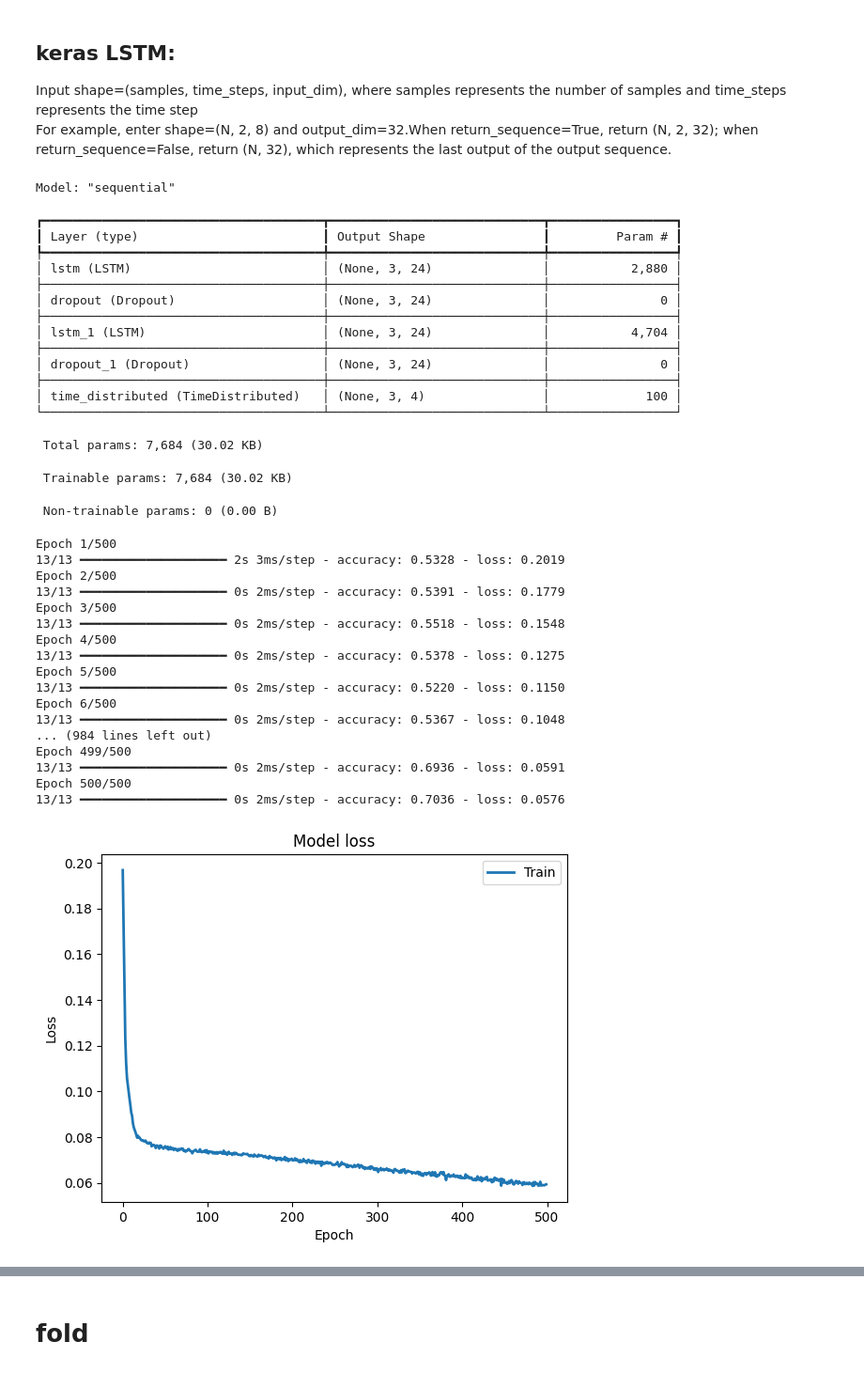
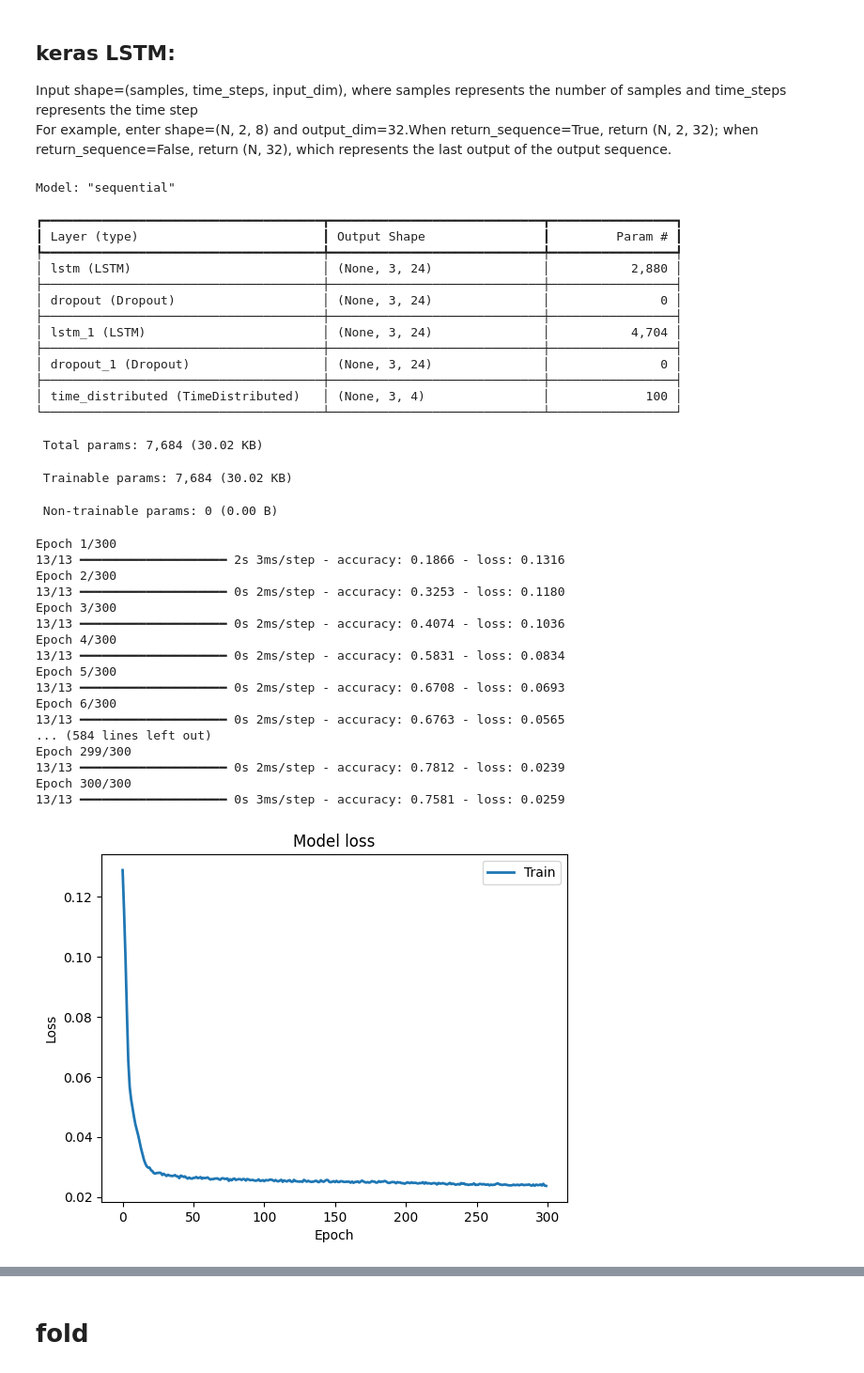
Before and after one commit to alvinonmars/Quantitative-internship, a Jupyter notebook: 毕业设计/code/predict.ipynb, the cells around one changed output, grey strips where cells are left out. Shown at 94% size. Drawn from its saved outputs; the diff is of its cells as text; code cells hidden in the pictures.

```diff
--- a/毕业设计/code/predict.ipynb
+++ b/毕业设计/code/predict.ipynb
@@ -225,11 +279,11 @@ def get_BS_vol(name,r=0.02):
             if (flag == 'C' and strike < forward) or (flag == 'P' and strike >= forward):
                 try:
                     volatility=IV(forward, strike, mat, r, price, flag)
-                    day_result = [date,maturity,flag,forward,strike,volatility,option_volume,real_option_volume,future_volume,weight,mat]
+                    day_result = [date,maturity,flag,forward,strike,volatility,option_volume,real_option_volume,future_volume,weight,mat,price]
                     all_result.append(day_result)
                 except:
                     pass
-    volatility_one = pd.DataFrame(all_result,columns = ['date','maturity','flag','forward','strike','volatility','option_volume','real_option_volume','future_volume','weight','mat'])
+    volatility_one = pd.DataFrame(all_result,columns = ['date','maturity','flag','forward','strike','volatility','option_volume','real_option_volume','future_volume','weight','mat','price'])
     volatility_one = volatility_one.set_index(['date','maturity','mat','future_volume','option_volume','forward','flag','strike'])
     return volatility_one
 # %%
@@ -422,7 +497,7 @@ TIME_STEPS = 3
 
 
 def get_batch(train_x,train_y):
-    data_len = len(train_x) - TIME_STEPS
+    data_len = len(train_x) - TIME_STEPS+1 # may exist some problem;only suit for pred_size = 1
     seq = []
     res = []
     for i in range(data_len):
@@ -443,30 +518,35 @@ def get_test_train_data(df_data):
     df_data_Purify_ed = df_data_Purify3
     seq_lst = []
     res_lst = []
+    training_set = sc.fit_transform(df_data_Purify_ed.drop(index=df_data_Purify_ed.index.get_level_values('name')[-1]))
+    test_df = df_data_Purify_ed[df_data_Purify_ed.index.get_level_values('name') == df_data_Purify_ed.index.get_level_values('name')[-1]]
+    test_set = sc.transform(test_df)
+    total_set = np.concatenate([training_set,test_set], axis=0)
+    # Since it is for multiple periods of time, the data needs to be fetched separately.
+    _len1 = 0
+    _len2 = 0
     for name in np.unique(df_data_Purify_ed.index.get_level_values('name')):
-        training_set = sc.fit_transform(df_data_Purify_ed[df_data_Purify_ed.index.get_level_values('name') == name])
-        seq, res = get_batch(training_set[:-PRED_SIZE], training_set[PRED_SIZE:][:,0:OUTPUT_SIZE])
+        _len1 += len(df_data_Purify_ed[df_data_Purify_ed.index.get_level_values('name') == name])
+        if name == df_data_Purify_ed.index.get_level_values('name')[-1]:
+            seq, res = get_batch(total_set[_len2:(_len1-PRED_SIZE)], total_set[(_len2+PRED_SIZE):_len1])
+        else:
+            seq, res = get_batch(total_set[_len2:(_len1-PRED_SIZE)], total_set[(_len2+PRED_SIZE):_len1][:,0:OUTPUT_SIZE])
         seq_lst.append(seq)
         res_lst.append(res)
+        _len2 += len(df_data_Purify_ed[df_data_Purify_ed.index.get_level_values('name') == name])
     # i set the last option as test data
     train_seq = np.concatenate(seq_lst[:-1], axis=0)
     train_res = np.concatenate(res_lst[:-1], axis=0)
     test_seq = seq_lst[-1]
     test_res = res_lst[-1]
-    return train_seq,train_res,test_seq,test_res
+    return train_seq,train_res,test_seq,test_res,sc,test_df
 # %%
-from sklearn.preprocessing import MinMaxScaler # scaler
-from tensorflow.keras.layers import LSTM,TimeDistributed,Dense,Dropout
-from tensorflow.keras.models import Sequential
-from tensorflow.keras.models import load_model
-import matplotlib.pyplot as plt
-
 BATCH_START = 0
 BATCH_SIZE = 25
 INPUT_SIZE = 5 # four para and ond date(maybe more thing)
 CELL_SIZE = 24
 LR = 0.0001
-EPOSE = 500
+EPOSE = 300
 
 class KerasMultiLSTM(object):
 
@@ -502,54 +582,55 @@ class KerasMultiLSTM(object):
         return history
 
 if __name__ == '__main__':
-    train_x,train_y,text_x,text_y = get_test_train_data(CU_sabr)
+    train_x,train_y,text_x,text_y,sc,test_df = get_test_train_data(CU_sabr)
     # 训练集需要是batch_size的倍数
     k = len(train_x)%BATCH_SIZE
     train_x,train_y = train_x[k:], train_y[k:]
 
     model = KerasMultiLSTM(TIME_STEPS, INPUT_SIZE, OUTPUT_SIZE, CELL_SIZE, BATCH_SIZE)
     model.model()
-    history = model.train(train_x,train_y,EPOSE,"lstm-model2.keras")
+    history = model.train(train_x,train_y,EPOSE,"lstm-model.keras")
 
     plt.plot(history['loss'], linewidth=2, label='Train')
     plt.legend(loc='upper right')
     plt.title('Model loss')
     plt.ylabel('Loss')
     plt.xlabel('Epoch')
+    plt.savefig(f"image/LSTM_learning.png")
     plt.show()
 # %% [output]
 Model: "sequential"
 ┏━━━━━━━━━━━━━━━━━━━━━━━━━━━━━━━━━━━━━━┳━━━━━━━━━━━━━━━━━━━━━━━━━━━━━┳━━━━━━━━━━━━━━━━━┓
 ┃ Layer (type)                         ┃ Output Shape                ┃         Param # ┃
 ┡━━━━━━━━━━━━━━━━━━━━━━━━━━━━━━━━━━━━━━╇━━━━━━━━━━━━━━━━━━━━━━━━━━━━━╇━━━━━━━━━━━━━━━━━┩
 │ lstm (LSTM)                          │ (None, 3, 24)               │           2,880 │
 ├──────────────────────────────────────┼─────────────────────────────┼─────────────────┤
 │ dropout (Dropout)                    │ (None, 3, 24)               │               0 │
 ├──────────────────────────────────────┼─────────────────────────────┼─────────────────┤
 │ lstm_1 (LSTM)                        │ (None, 3, 24)               │           4,704 │
 ├──────────────────────────────────────┼─────────────────────────────┼─────────────────┤
 │ dropout_1 (Dropout)                  │ (None, 3, 24)               │               0 │
 ├──────────────────────────────────────┼─────────────────────────────┼─────────────────┤
 │ time_distributed (TimeDistributed)   │ (None, 3, 4)                │             100 │
 └──────────────────────────────────────┴─────────────────────────────┴─────────────────┘
  Total params: 7,684 (30.02 KB)
  Trainable params: 7,684 (30.02 KB)
  Non-trainable params: 0 (0.00 B)
-Epoch 1/500
-13/13 ━━━━━━━━━━━━━━━━━━━━ 2s 3ms/step - accuracy: 0.5328 - loss: 0.2019
-Epoch 2/500
-13/13 ━━━━━━━━━━━━━━━━━━━━ 0s 2ms/step - accuracy: 0.5391 - loss: 0.1779
-Epoch 3/500
-13/13 ━━━━━━━━━━━━━━━━━━━━ 0s 2ms/step - accuracy: 0.5518 - loss: 0.1548
-Epoch 4/500
-13/13 ━━━━━━━━━━━━━━━━━━━━ 0s 2ms/step - accuracy: 0.5378 - loss: 0.1275
-Epoch 5/500
-13/13 ━━━━━━━━━━━━━━━━━━━━ 0s 2ms/step - accuracy: 0.5220 - loss: 0.1150
-Epoch 6/500
-13/13 ━━━━━━━━━━━━━━━━━━━━ 0s 2ms/step - accuracy: 0.5367 - loss: 0.1048
-... (984 lines left out)
-Epoch 499/500
-13/13 ━━━━━━━━━━━━━━━━━━━━ 0s 2ms/step - accuracy: 0.6936 - loss: 0.0591
-Epoch 500/500
-13/13 ━━━━━━━━━━━━━━━━━━━━ 0s 2ms/step - accuracy: 0.7036 - loss: 0.0576
+Epoch 1/300
+13/13 ━━━━━━━━━━━━━━━━━━━━ 2s 3ms/step - accuracy: 0.1866 - loss: 0.1316
+Epoch 2/300
+13/13 ━━━━━━━━━━━━━━━━━━━━ 0s 2ms/step - accuracy: 0.3253 - loss: 0.1180
+Epoch 3/300
+13/13 ━━━━━━━━━━━━━━━━━━━━ 0s 2ms/step - accuracy: 0.4074 - loss: 0.1036
+Epoch 4/300
+13/13 ━━━━━━━━━━━━━━━━━━━━ 0s 2ms/step - accuracy: 0.5831 - loss: 0.0834
+Epoch 5/300
+13/13 ━━━━━━━━━━━━━━━━━━━━ 0s 2ms/step - accuracy: 0.6708 - loss: 0.0693
+Epoch 6/300
+13/13 ━━━━━━━━━━━━━━━━━━━━ 0s 2ms/step - accuracy: 0.6763 - loss: 0.0565
+... (584 lines left out)
+Epoch 299/300
+13/13 ━━━━━━━━━━━━━━━━━━━━ 0s 2ms/step - accuracy: 0.7812 - loss: 0.0239
+Epoch 300/300
+13/13 ━━━━━━━━━━━━━━━━━━━━ 0s 3ms/step - accuracy: 0.7581 - loss: 0.0259
-[figure, old version]
+[figure, new version]
```
Also changed, not shown: parts of 19 cells of this notebook, 15 other files.
